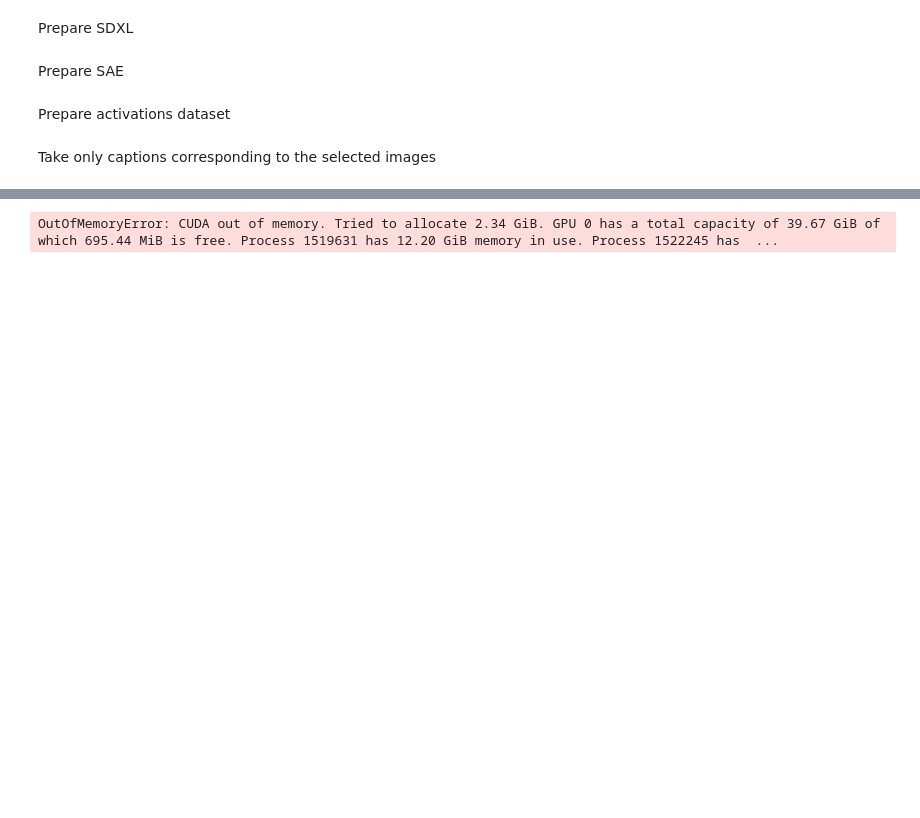
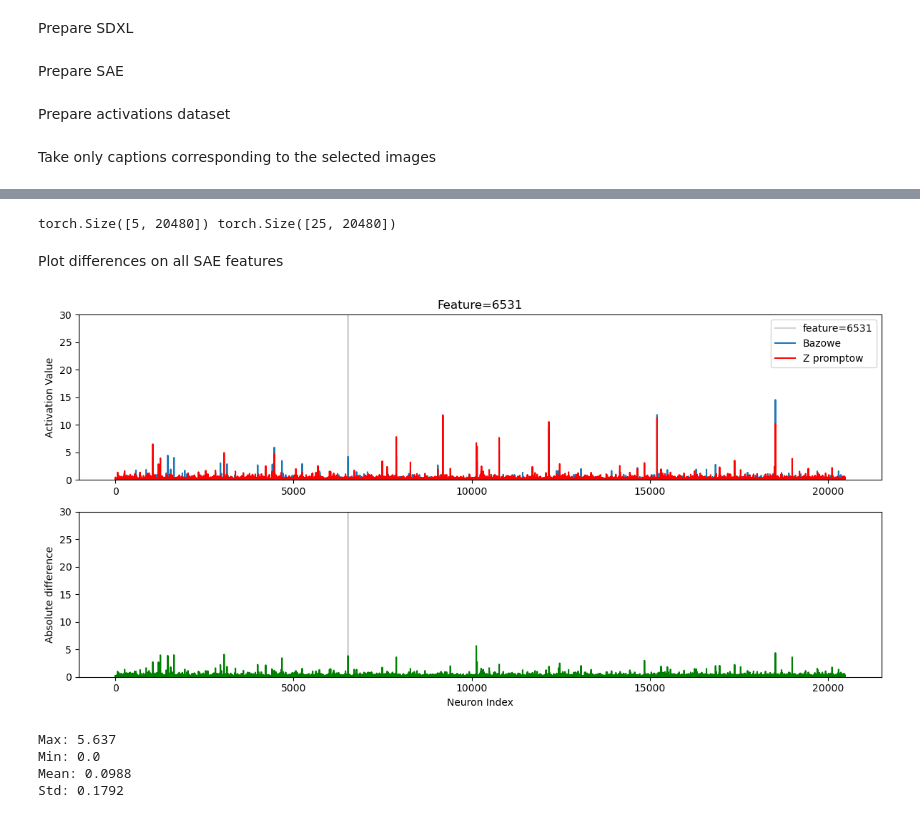
Before and after one commit to WojciechL02/sae-diff-autointerpr, a Jupyter notebook: notebooks/extract_activations.ipynb, the cells around one changed output, grey strips where cells are left out. Cells and saved outputs as stored; diff of their text form; code cells hidden in the pictures; blank space fills up the shorter version.

```diff
--- a/notebooks/extract_activations.ipynb
+++ b/notebooks/extract_activations.ipynb
@@ -104,7 +104,7 @@ def find_topk_activating_examples(activations_per_sample, latent_idx, k=10):
 
 
 k = 5
-latent_idx = 374
+latent_idx = 6531  #374
 
 topk_indices = find_topk_activating_examples(
     avg_activations_per_sample, latent_idx, k
@@ -130,3 +130,5 @@ with open("/net/pr2/projects/plgrid/plggzzsn2025/coco/annotations/captions_val20
 
 ids = [int(os.path.splitext(name.split("/")[1])[0]) for name in file_names_topk]
 captions = [item['caption'] for item in captions["annotations"] if item['image_id'] in ids]
+if len(captions) > 32:
+    captions = captions[:32]
@@ -133,6 +137,6 @@ captions = [item['caption'] for item in captions["annotations"] if item['image_i
 # %%
 new_avg_activations_per_sample = torch.zeros(
-	(len(activations_dataset), sae.num_latents), dtype=torch.float16
+	(len(captions), sae.num_latents), dtype=torch.float16
 )
 bsz = 16
 with torch.no_grad():
@@ -157,7 +161,7 @@ with torch.no_grad():
 		out = sae.pre_acts(acts)
 		# Reshape to get per-sample activations and compute mean for each sample
 		out = out.view(
-			batch["activations"].shape[0], -1, sae.num_latents
+			end_idx-i, -1, sae.num_latents
 		)  # [batch, sample_size, num_latents]
 		batch_avg_activations = out.mean(dim=1).to(
 			dtype=torch.float16
@@ -165,10 +169,68 @@ with torch.no_grad():
 
 		start_idx = i
 		new_avg_activations_per_sample[start_idx:end_idx] = batch_avg_activations
-# %% [output]
-OutOfMemoryError: CUDA out of memory. Tried to allocate 2.34 GiB. GPU 0 has a total capacity of 39.67 GiB of which 695.44 MiB is free. Process 1519631 has 12.20 GiB memory in use. Process 1522245 has  ...
 # %%
 avg_activations = avg_activations_per_sample[topk_indices.tolist()].mean(dim=0).cpu().numpy()
 new_avg_activations = new_avg_activations_per_sample.mean(dim=0).cpu().numpy()
 # %%
 print(avg_activations_per_sample[topk_indices.tolist()].shape, new_avg_activations_per_sample.shape)
+# %% [output]
+torch.Size([5, 20480]) torch.Size([25, 20480])
+# %% [markdown]
+Plot differences on all SAE features
+# %%
+abs_diff = abs(avg_activations - new_avg_activations)
+# %%
+mask = np.zeros(len(avg_activations))
+mask[latent_idx] = 30
+fig, (ax1, ax2) = plt.subplots(2, 1, figsize=(12, 6))
+ax1.plot(
+    np.arange(len(avg_activations)),
+    mask,
+    label=f"feature={latent_idx}",
+    color="lightgray"
+)
+ax1.plot(
+    np.arange(len(avg_activations)),
+    avg_activations,
+    label="Bazowe"
+)
+ax1.plot(
+    np.arange(len(new_avg_activations)),
+    new_avg_activations,
+    color="red",
+    label="Z promptow"
+)
+ax1.set_ylim(0, 30)
+ax1.set_ylabel("Activation Value")
+ax1.set_title(f"Feature={latent_idx}")
+ax1.legend()
+
+ax2.plot(
+    np.arange(len(avg_activations)),
+    mask,
+    color="lightgray"
+)
+ax2.plot(
+    np.arange(len(avg_activations)),
+    abs_diff,
+    color="green"
+)
+ax2.set_ylim(0, 30)
+ax2.set_xlabel("Neuron Index")
+ax2.set_ylabel(f"Absolute difference")
+
+plt.tight_layout()
+plt.show()
+# %% [output]
+[figure, added]
+# %%
+print("Max:", abs_diff.max())
+print("Min:", abs_diff.min())
+print("Mean:", abs_diff.mean())
+print("Std:", abs_diff.std())
+# %% [output]
+Max: 5.637
+Min: 0.0
+Mean: 0.0988
+Std: 0.1792
```
Also changed, not shown: parts of 1 cell of this notebook.
